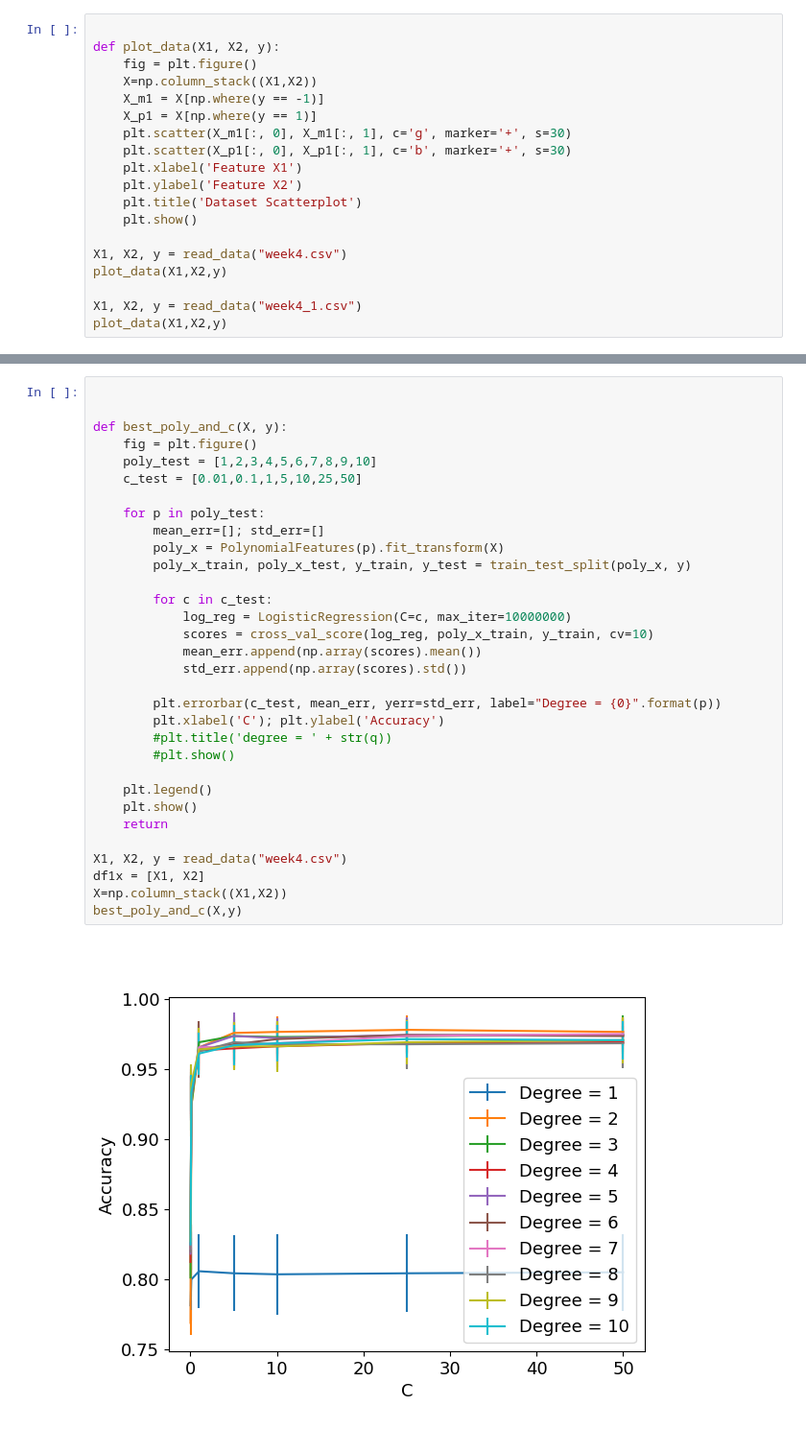
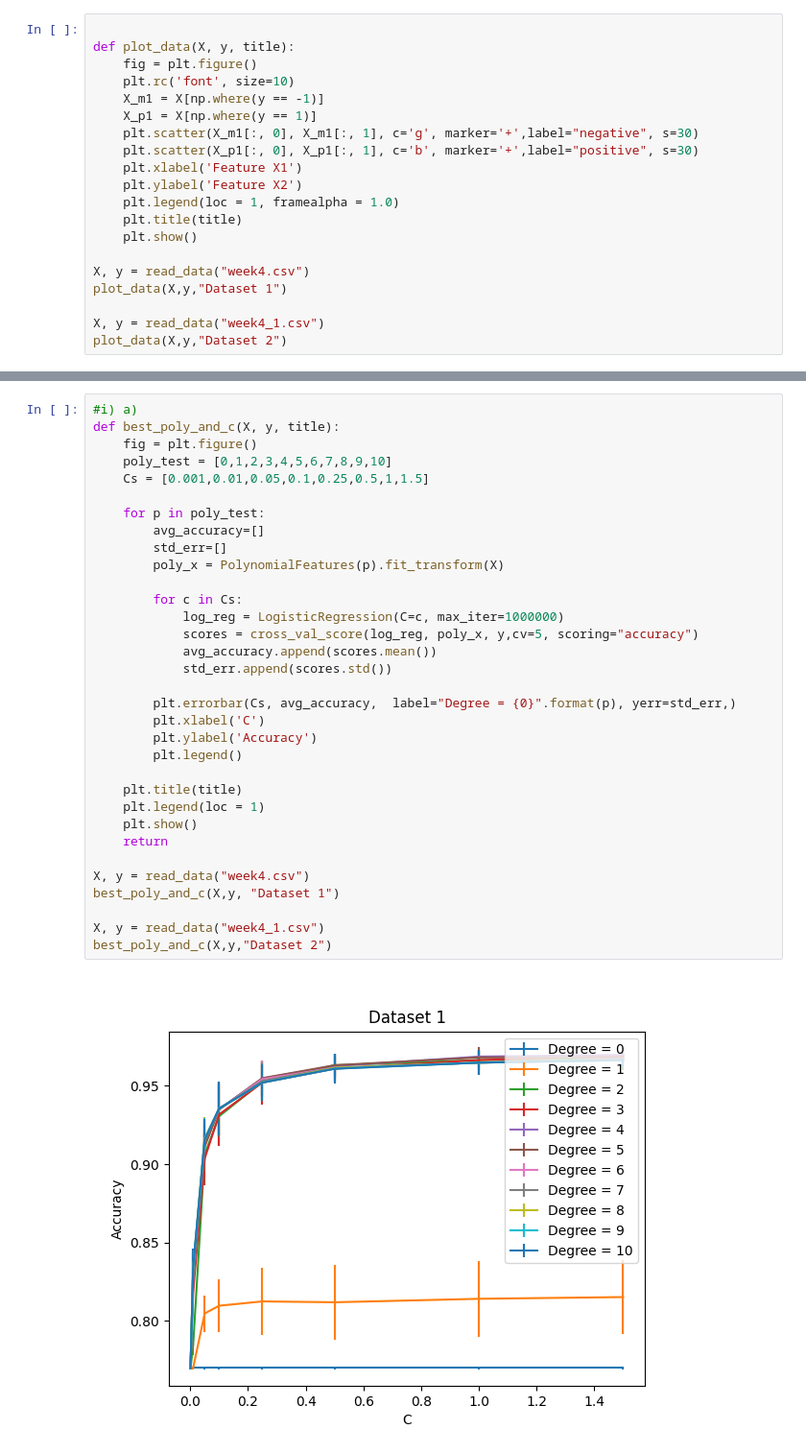
Before and after one commit to cormacmadden/Machine-Learning-Module, a Jupyter notebook: Assignment3/Assignment3.ipynb, the cells around one changed output, grey strips where cells are left out. Shown at 96% size. Saved outputs shown, nothing was run; the diff lists cells and outputs as text.

```diff
--- a/Assignment3/Assignment3.ipynb
+++ b/Assignment3/Assignment3.ipynb
@@ -37,19 +42,20 @@ def read_data(filename):
 # %%
 
-def plot_data(X1, X2, y):
+def plot_data(X, y, title):
     fig = plt.figure()
-    X=np.column_stack((X1,X2))
+    plt.rc('font', size=10)
     X_m1 = X[np.where(y == -1)]
     X_p1 = X[np.where(y == 1)]
-    plt.scatter(X_m1[:, 0], X_m1[:, 1], c='g', marker='+', s=30)
-    plt.scatter(X_p1[:, 0], X_p1[:, 1], c='b', marker='+', s=30)
+    plt.scatter(X_m1[:, 0], X_m1[:, 1], c='g', marker='+',label="negative", s=30)
+    plt.scatter(X_p1[:, 0], X_p1[:, 1], c='b', marker='+',label="positive", s=30)
     plt.xlabel('Feature X1')
     plt.ylabel('Feature X2')
-    plt.title('Dataset Scatterplot')
+    plt.legend(loc = 1, framealpha = 1.0)
+    plt.title(title)
     plt.show()
 
-X1, X2, y = read_data("week4.csv")
-plot_data(X1,X2,y)
+X, y = read_data("week4.csv")
+plot_data(X,y,"Dataset 1")
 
-X1, X2, y = read_data("week4_1.csv")
-plot_data(X1,X2,y)
+X, y = read_data("week4_1.csv")
+plot_data(X,y,"Dataset 2")
@@ -60,34 +65,35 @@ plot_data(X1,X2,y)
 # %%
-
-
-def best_poly_and_c(X, y):
+#i) a)
+def best_poly_and_c(X, y, title):
     fig = plt.figure()
-    poly_test = [1,2,3,4,5,6,7,8,9,10]
-    c_test = [0.01,0.1,1,5,10,25,50]
+    poly_test = [0,1,2,3,4,5,6,7,8,9,10]
+    Cs = [0.001,0.01,0.05,0.1,0.25,0.5,1,1.5]
 
     for p in poly_test:
-        mean_err=[]; std_err=[]
+        avg_accuracy=[]
+        std_err=[]
         poly_x = PolynomialFeatures(p).fit_transform(X)
-        poly_x_train, poly_x_test, y_train, y_test = train_test_split(poly_x, y)
 
-        for c in c_test:
-            log_reg = LogisticRegression(C=c, max_iter=10000000)
-            scores = cross_val_score(log_reg, poly_x_train, y_train, cv=10)
-            mean_err.append(np.array(scores).mean())
-            std_err.append(np.array(scores).std())
+        for c in Cs:
+            log_reg = LogisticRegression(C=c, max_iter=1000000)
+            scores = cross_val_score(log_reg, poly_x, y,cv=5, scoring="accuracy")
+            avg_accuracy.append(scores.mean())
+            std_err.append(scores.std())
 
-        plt.errorbar(c_test, mean_err, yerr=std_err, label="Degree = {0}".format(p))
-        plt.xlabel('C'); plt.ylabel('Accuracy')
-        #plt.title('degree = ' + str(q))
-        #plt.show()
+        plt.errorbar(Cs, avg_accuracy,  label="Degree = {0}".format(p), yerr=std_err,)
+        plt.xlabel('C')
+        plt.ylabel('Accuracy')
+        plt.legend()
 
-    plt.legend()
+    plt.title(title)
+    plt.legend(loc = 1)
     plt.show()
     return
 
-X1, X2, y = read_data("week4.csv")
-df1x = [X1, X2]
-X=np.column_stack((X1,X2))
-best_poly_and_c(X,y)
+X, y = read_data("week4.csv")
+best_poly_and_c(X,y, "Dataset 1")
+
+X, y = read_data("week4_1.csv")
+best_poly_and_c(X,y,"Dataset 2")
 # %% [output]
-[figure, old version]
+[figure, new version]
```
Also changed, not shown: parts of 6 cells of this notebook, 3 other files.
